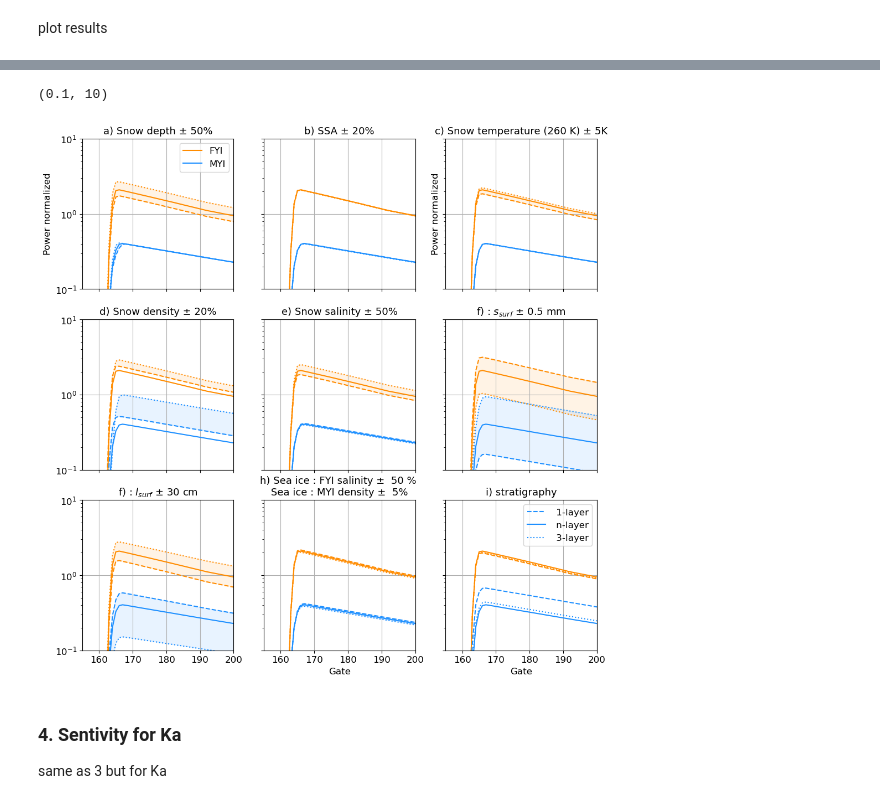
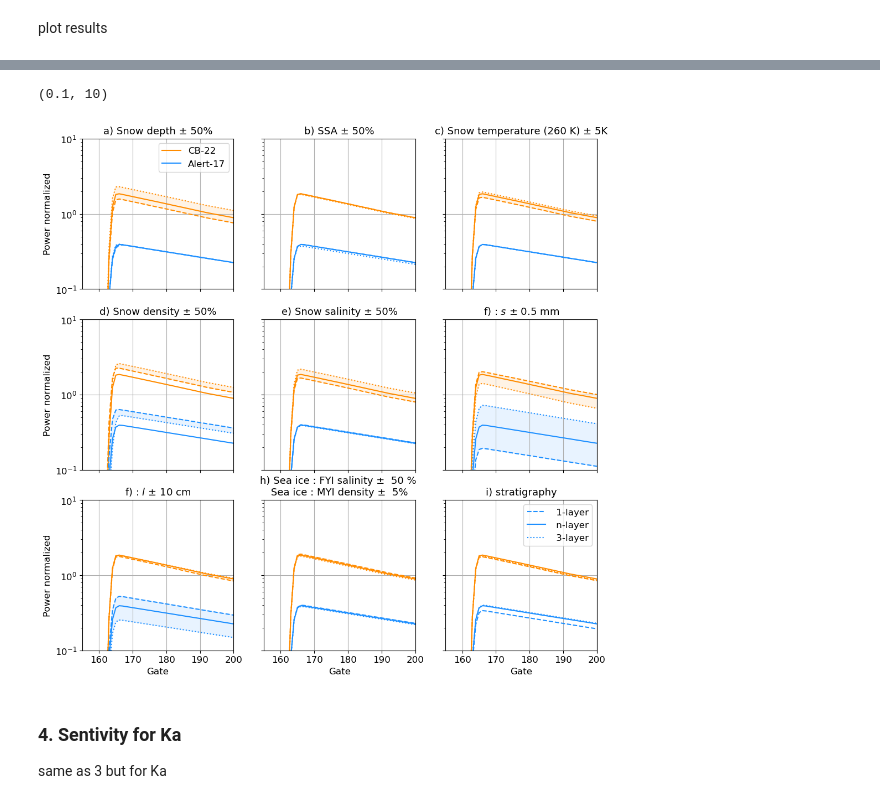
Before and after one commit to JulienMeloche/AKROSS_paper, a Jupyter notebook: Code-paper/3.2_contribution_sensitivtyAnalysis.ipynb, the cells around one changed output, grey strips where cells are left out. Cells and saved outputs as stored; diff of their text form; code cells hidden in the pictures.

```diff
--- a/Code-paper/3.2_contribution_sensitivtyAnalysis.ipynb
+++ b/Code-paper/3.2_contribution_sensitivtyAnalysis.ipynb
@@ -459,6 +465,12 @@ Create modified snowpack
 #reset roughness to IEM for Ku
 AK.change_roughness(MYI_sp, mean_rms_myi, mean_lc_myi, mean_rms_myi, mean_lc_myi)
 AK.change_roughness(FYI_sp, mean_rms_fyi, mean_lc_fyi, mean_rms_fyi, mean_lc_fyi)
+
+cryosat = altimeter_list.cryosat2_sin()
+res_CB = altimodel.run(cryosat, FYI_sp, parallel_computation=True).sigma()
+res_A = altimodel.run(cryosat, MYI_sp, parallel_computation=True).sigma()
+mean_simu_CB_Ku = np.mean(res_CB, axis = 0)*normf
+mean_simu_A_Ku = np.mean(res_A, axis = 0)*normf
 # %%
 #Depth
 #call snowpack fromm scratch with build_snowpack so FYI_sp not modify
@@ -535,7 +547,7 @@ CB_vf_m1 = AK.build_snowpack_pickle(list_smp_CB, ice_type = 'firstyear', sigma_s
 AK.change_roughness(CB_vf_p1, mean_rms_fyi, mean_lc_fyi, mean_rms_fyi, mean_lc_fyi)
 AK.change_roughness(CB_vf_m1, mean_rms_fyi, mean_lc_fyi, mean_rms_fyi, mean_lc_fyi)
 #call snowpack fromm scratch with build_snowpack so A_sp not modify
-A_vf_p1 = AK.smp_snowpacks(alert_smp_files, alert_smp_sites, salt_dict, temp_dict, layer_thickness=0.03, sea_ice_density=917, sigma_surface = 0.22)
-A_vf_m1 = AK.smp_snowpacks(alert_smp_files, alert_smp_sites, salt_dict, temp_dict, layer_thickness=0.03, sea_ice_density=880*0.95, sigma_surface = 0.22)
+A_vf_p1 = AK.build_snowpack_pickle(list_profile_A, sea_ice_density = 917, ice_type = 'multiyear', sigma_surface= 0.22)
+A_vf_m1 = AK.build_snowpack_pickle(list_profile_A, sea_ice_density = 880*0.95, ice_type = 'multiyear', sigma_surface= 0.22)
 AK.change_roughness(A_vf_p1, mean_rms_myi, mean_lc_myi, mean_rms_myi, mean_lc_myi)
 AK.change_roughness(A_vf_m1, mean_rms_myi, mean_lc_myi, mean_rms_myi, mean_lc_myi)
@@ -560,10 +554,9 @@ make snowpack failed for /home/jum002/store5/data/SMP/Sites/Alert_8_MYI/S34M1872
 # %%
 #reduce layers
-CB_one = reduce_layer(FYI_sp, 'one', 'FYI')
-CB_three = reduce_layer(FYI_sp, 'three', 'FYI')
-
-A_one = reduce_layer(MYI_sp, 'one', 'MYI')
-A_three = reduce_layer(MYI_sp, 'three', 'MYI')
+CB_one = AK.reduce_layer(FYI_sp, 'one', 'FYI', mean_rms= mean_rms_fyi, mean_lc = mean_lc_fyi)
+CB_three = AK.reduce_layer(FYI_sp, 'three', 'FYI', mean_rms= mean_rms_fyi, mean_lc = mean_lc_fyi)
+A_one = AK.reduce_layer(MYI_sp, 'one', 'MYI', mean_rms= mean_rms_myi, mean_lc = mean_lc_myi)
+A_three = AK.reduce_layer(MYI_sp, 'three', 'MYI', mean_rms= mean_rms_myi, mean_lc = mean_lc_myi)
 # %% [markdown]
 get modified waveform from modified snowpack
 # %%
@@ -627,12 +640,12 @@ fig, ((ax1, ax2, ax3), (ax4, ax5, ax6), (ax7, ax8, ax9)) = plt.subplots(nrows=3,
 plt.rcParams.update({'font.size': 12})
 ax1.set_title('a) Snow depth ± 50%', size = 13)
 ax1.plot(res_CB_Ku_depth_p50, linestyle = '--',color = 'darkorange')
-ax1.plot(mean_simu_CB_Ku.sel(contribution = 'total')/1e-14, color = 'darkorange', label = 'FYI')
+ax1.plot(mean_simu_CB_Ku/1e-14, color = 'darkorange', label = 'CB-22')
 ax1.plot(res_CB_Ku_depth_m50, linestyle = ':',color = 'darkorange')
 ax1.fill_between(x, y1 = res_CB_Ku_depth_p50, y2 = res_CB_Ku_depth_m50, alpha =0.1, color = 'darkorange')
 
 ax1.plot(res_A_Ku_depth_p50, linestyle = '--',color = 'dodgerblue')
-ax1.plot(mean_simu_A_Ku.sel(contribution = 'total')/1e-14, color = 'dodgerblue', label = 'MYI')
+ax1.plot(mean_simu_A_Ku/1e-14, color = 'dodgerblue', label = 'Alert-17')
 ax1.plot(res_A_Ku_depth_m50, linestyle = ':',color = 'dodgerblue')
 ax1.fill_between(x, y1 = res_A_Ku_depth_p50, y2 = res_A_Ku_depth_m50, alpha =0.1, color = 'dodgerblue')
 ax1.legend()
@@ -642,13 +655,13 @@ ax1.set_yscale('log')
 ax1.grid()
 
 
-ax2.set_title('b) SSA ± 20%', size = 13)
+ax2.set_title('b) SSA ± 50%', size = 13)
 ax2.plot(res_CB_Ku_ssa_p20, linestyle = '--',color = 'darkorange')
-ax2.plot(mean_simu_CB_Ku.sel(contribution = 'total')/1e-14,color = 'darkorange', label = 'FYI ± 50%')
+ax2.plot(mean_simu_CB_Ku/1e-14,color = 'darkorange', label = 'FYI ± 50%')
 ax2.plot(res_CB_Ku_ssa_m20, linestyle = ':',color = 'darkorange')
 
 ax2.plot(res_A_Ku_ssa_p20, linestyle = '--',color = 'dodgerblue')
-ax2.plot(mean_simu_A_Ku.sel(contribution = 'total')/1e-14,color = 'dodgerblue', label = 'MYI ± 50%')
+ax2.plot(mean_simu_A_Ku/1e-14,color = 'dodgerblue', label = 'MYI ± 50%')
 ax2.plot(res_A_Ku_ssa_m20, linestyle = ':',color = 'dodgerblue')
 #ax2.legend()
 ax2.grid()
@@ -657,106 +670,108 @@ ax2.set_xlim(155,190)
 
 ax3.set_title('c) Snow temperature (260 K) ± 5K', size = 13)
 ax3.plot(res_CB_Ku_temp_p10, linestyle = '--',color = 'darkorange')
-ax3.plot(mean_simu_CB_Ku.sel(contribution = 'total')/1e-14, color = 'darkorange')
+ax3.plot(mean_simu_CB_Ku/1e-14, color = 'darkorange')
 ax3.plot(res_CB_Ku_temp_m10, linestyle = ':',color = 'darkorange')
 ax3.fill_between(x, y1 = res_CB_Ku_temp_p10, y2 = res_CB_Ku_temp_m10, alpha =0.1, color = 'darkorange')
 
 ax3.plot(res_A_Ku_temp_p10, linestyle = '--',color = 'dodgerblue')
-ax3.plot(mean_simu_A_Ku.sel(contribution = 'total')/1e-14, color = 'dodgerblue')
+ax3.plot(mean_simu_A_Ku/1e-14, color = 'dodgerblue')
 ax3.plot(res_A_Ku_temp_m10, linestyle = ':',color = 'dodgerblue')
 ax3.fill_between(x, y1 = res_A_Ku_temp_p10, y2 = res_A_Ku_temp_m10, alpha =0.1, color = 'dodgerblue')
 ax3.grid()
 ax3.set_xlim(155,190)
-ax3.set_ylabel('Power normalized')
 
 
-ax4.set_title('d) Snow density ± 20%', size = 13)
+ax4.set_title('d) Snow density ± 50%', size = 13)
 ax4.plot(res_CB_Ku_density_p50, linestyle = '--',color = 'darkorange')
-ax4.plot(mean_simu_CB_Ku.sel(contribution = 'total')/1e-14, color = 'darkorange', label = 'FYI ± 50%')
+ax4.plot(mean_simu_CB_Ku/1e-14, color = 'darkorange', label = 'FYI ± 50%')
 ax4.plot(res_CB_Ku_density_m50, linestyle = ':',color = 'darkorange')
 ax4.fill_between(x, y1 = res_CB_Ku_density_p50, y2 = res_CB_Ku_density_m50, alpha =0.1, color = 'darkorange')
 ax4.plot(res_A_Ku_density_p50, linestyle = '--',color = 'dodgerblue')
-ax4.plot(mean_simu_A_Ku.sel(contribution = 'total')/1e-14, color = 'dodgerblue', label = 'MYI ± 50%')
+ax4.plot(mean_simu_A_Ku/1e-14, color = 'dodgerblue', label = 'MYI ± 50%')
 ax4.plot(res_A_Ku_density_m50, linestyle = ':',color = 'dodgerblue')
 ax4.fill_between(x, y1 = res_A_Ku_density_p50, y2 = res_A_Ku_density_m50, alpha =0.1, color = 'dodgerblue')
 #ax3.legend()
 ax4.grid()
 ax4.set_xlim(155,190)
+ax4.set_ylabel('Power normalized')
 
 
 ax5.set_title('e) Snow salinity ± 50%', size = 13)
 ax5.plot(res_CB_Ku_salt_p50, linestyle = '--',color = 'darkorange')
-ax5.plot(mean_simu_CB_Ku.sel(contribution = 'total')/1e-14, color = 'darkorange', label = 'FYI ± 50%')
+ax5.plot(mean_simu_CB_Ku/1e-14, color = 'darkorange', label = 'FYI ± 50%')
 ax5.plot(res_CB_Ku_salt_m50, linestyle = ':',color = 'darkorange')
 ax5.fill_between(x, y1 = res_CB_Ku_salt_p50, y2 = res_CB_Ku_salt_m50, alpha =0.1, color = 'darkorange')
 ax5.plot(res_A_Ku_salt_p50, linestyle = '--',color = 'dodgerblue')
-ax5.plot(mean_simu_A_Ku.sel(contribution = 'total')/1e-14, color = 'dodgerblue', label = 'MYI ± 50%')
+ax5.plot(mean_simu_A_Ku/1e-14, color = 'dodgerblue', label = 'MYI ± 50%')
 ax5.plot(res_A_Ku_salt_m50, linestyle = ':',color = 'dodgerblue')
 ax5.fill_between(x, y1 = res_A_Ku_salt_p50, y2 = res_A_Ku_salt_m50, alpha =0.1, color = 'dodgerblue')
 #ax3.legend()
 ax5.grid()
 ax5.set_xlim(155,190)
 
-ax6.set_title('f) : $s_{surf}$ ± 0.5 mm', size =13)
+ax6.set_title('f) : $s$ ± 0.5 mm', size =13)
 ax6.plot(res_CB_Ku_rough_s_p1, linestyle = '--',color = 'darkorange')
-ax6.plot(mean_simu_CB_Ku.sel(contribution = 'total')/1e-14, color = 'darkorange', label = 'FYI ± 50%')
+ax6.plot(mean_simu_CB_Ku/1e-14, color = 'darkorange', label = 'FYI ± 50%')
 ax6.plot(res_CB_Ku_rough_s_m1, linestyle = ':',color = 'darkorange')
 ax6.fill_between(x, y1 = res_CB_Ku_rough_s_p1, y2 = res_CB_Ku_rough_s_m1, alpha =0.1, color = 'darkorange')
 ax6.plot(res_A_Ku_rough_s_p1, linestyle = '--',color = 'dodgerblue')
-ax6.plot(mean_simu_A_Ku.sel(contribution = 'total')/1e-14, color = 'dodgerblue', label = 'MYI ± 50%')
+ax6.plot(mean_simu_A_Ku/1e-14, color = 'dodgerblue', label = 'MYI ± 50%')
 ax6.plot(res_A_Ku_rough_s_m1, linestyle = ':',color = 'dodgerblue')
 ax6.fill_between(x, y1 = res_A_Ku_rough_s_p1, y2 = res_A_Ku_rough_s_m1, alpha =0.1, color = 'dodgerblue')
 #ax5.legend()
 ax6.set_xlim(155,190)
 ax6.grid()
 
-ax7.set_title('f) : $l_{surf}$ ± 30 cm', size =13)
+ax7.set_title('f) : $l$ ± 10 cm', size =13)
 ax7.plot(res_CB_Ku_rough_l_p1, linestyle = '--',color = 'darkorange')
-ax7.plot(mean_simu_CB_Ku.sel(contribution = 'total')/1e-14, color = 'darkorange', label = 'FYI ± 50%')
+ax7.plot(mean_simu_CB_Ku/1e-14, color = 'darkorange', label = 'FYI ± 50%')
 ax7.plot(res_CB_Ku_rough_l_m1, linestyle = ':',color = 'darkorange')
 ax7.fill_between(x, y1 = res_CB_Ku_rough_l_p1, y2 = res_CB_Ku_rough_l_m1, alpha =0.1, color = 'darkorange')
 ax7.plot(res_A_Ku_rough_l_p1, linestyle = '--',color = 'dodgerblue')
-ax7.plot(mean_simu_A_Ku.sel(contribution = 'total')/1e-14, color = 'dodgerblue', label = 'MYI ± 50%')
+ax7.plot(mean_simu_A_Ku/1e-14, color = 'dodgerblue', label = 'MYI ± 50%')
 ax7.plot(res_A_Ku_rough_l_m1, linestyle = ':',color = 'dodgerblue')
 ax7.fill_between(x, y1 = res_A_Ku_rough_l_p1, y2 = res_A_Ku_rough_l_m1, alpha =0.1, color = 'dodgerblue')
 #ax7.legend()
 ax7.set_xlim(155,190)
 ax7.grid()
+ax7.set_ylabel('Power normalized')
+ax7.set_xlabel('Gate')
 
 ax8.set_title('h) Sea ice : FYI salinity ±  50 % \n Sea ice : MYI density ±  5% ', size = 13)
 ax8.plot(res_CB_Ku_vf_p1, linestyle = '--',color = 'darkorange')
-ax8.plot(mean_simu_CB_Ku.sel(contribution = 'total')/1e-14, color = 'darkorange', label = 'FYI ± 50%')
+ax8.plot(mean_simu_CB_Ku/1e-14, color = 'darkorange', label = 'FYI ± 50%')
 ax8.plot(res_CB_Ku_vf_m1, linestyle = ':',color = 'darkorange')
 ax8.fill_between(x, y1 = res_CB_Ku_vf_p1, y2 = res_CB_Ku_vf_m1, alpha =0.1, color = 'darkorange')
 ax8.plot(res_A_Ku_vf_p1, linestyle = '--',color = 'dodgerblue')
-ax8.plot(mean_simu_A_Ku.sel(contribution = 'total')/1e-14, color = 'dodgerblue', label = 'MYI ± 50%')
+ax8.plot(mean_simu_A_Ku/1e-14, color = 'dodgerblue', label = 'MYI ± 50%')
 ax8.plot(res_A_Ku_vf_m1, linestyle = ':',color = 'dodgerblue')
 ax8.fill_between(x, y1 = res_A_Ku_vf_p1, y2 = res_A_Ku_vf_m1, alpha =0.1, color = 'dodgerblue')
 #ax4.legend()
 ax8.set_xlim(155,200)
 ax8.set_xlabel('Gate')
 ax8.grid()
 
 ax9.set_title('i) stratigraphy', size =13)
 ax9.plot(res_CB_Ku_one, linestyle = '--',color = 'darkorange')
-ax9.plot(mean_simu_CB_Ku.sel(contribution = 'total')/1e-14, color = 'darkorange')
+ax9.plot(mean_simu_CB_Ku/1e-14, color = 'darkorange')
 ax9.plot(res_CB_Ku_three, linestyle = ':',color = 'darkorange')
 
 ax9.plot(res_A_Ku_one, linestyle = '--',color = 'dodgerblue', label = ' 1-layer')
-ax9.plot(mean_simu_A_Ku.sel(contribution = 'total')/1e-14, color = 'dodgerblue', label = ' n-layer')
+ax9.plot(mean_simu_A_Ku/1e-14, color = 'dodgerblue', label = ' n-layer')
 ax9.plot(res_A_Ku_three, linestyle = ':',color = 'dodgerblue', label = ' 3-layer')
 ax9.legend()
 #ax9.set_xlim(120,320)
 ax9.set_xlabel('Gate')
 ax9.grid()
 
 ax1.set_ylim(10e-2, 10)
 
 # plt.savefig('C://Users/julie/OneDrive - USherbrooke/post-doc/AKROSS/article/fig_output/sensitivity_analysis.png',
 #             dpi=300, format='png', bbox_inches='tight')
 # %% [output]
 (0.1, 10)
-[figure, old version]
+[figure, new version]
 # %% [markdown]
 ### 4. Sentivity for Ka
  same as 3 but for Ka
```
Also changed, not shown: parts of 48 cells of this notebook, 13 other files.
